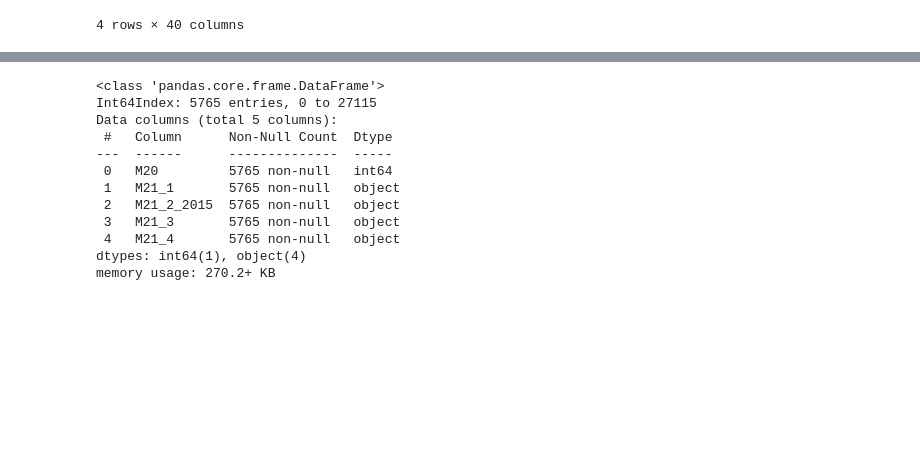
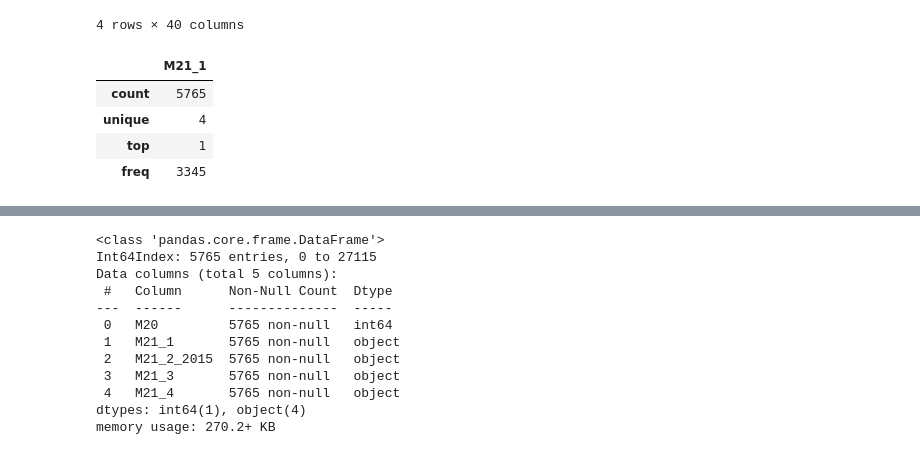
Before and after one commit to williamreid2020/4301, a Jupyter notebook: NCFS.ipynb, the cells around one changed output, grey strips where cells are left out. Saved outputs shown, nothing was run; the diff lists cells and outputs as text; code cells hidden in the pictures; blank space fills up the shorter version.

```diff
--- a/NCFS.ipynb
+++ b/NCFS.ipynb
@@ -91,0 +96,13 @@ DF2 = DF2[DF2.M20 != 99]
+# %%
+Ind1 = DF2[['M21_1']]
+Ind2 = DF2[['M21_2_2015']]
+Ind3 = DF2[['M21_3']]
+Ind4 = DF2[['M21_4']]
+# %%
+Ind1.describe()
+# %% [output]
+|  | M21_1 |
+| count | 5765 |
+| unique | 4 |
+| top | 1 |
+| freq | 3345 |
```
Also changed, not shown: parts of 8 cells of this notebook.
